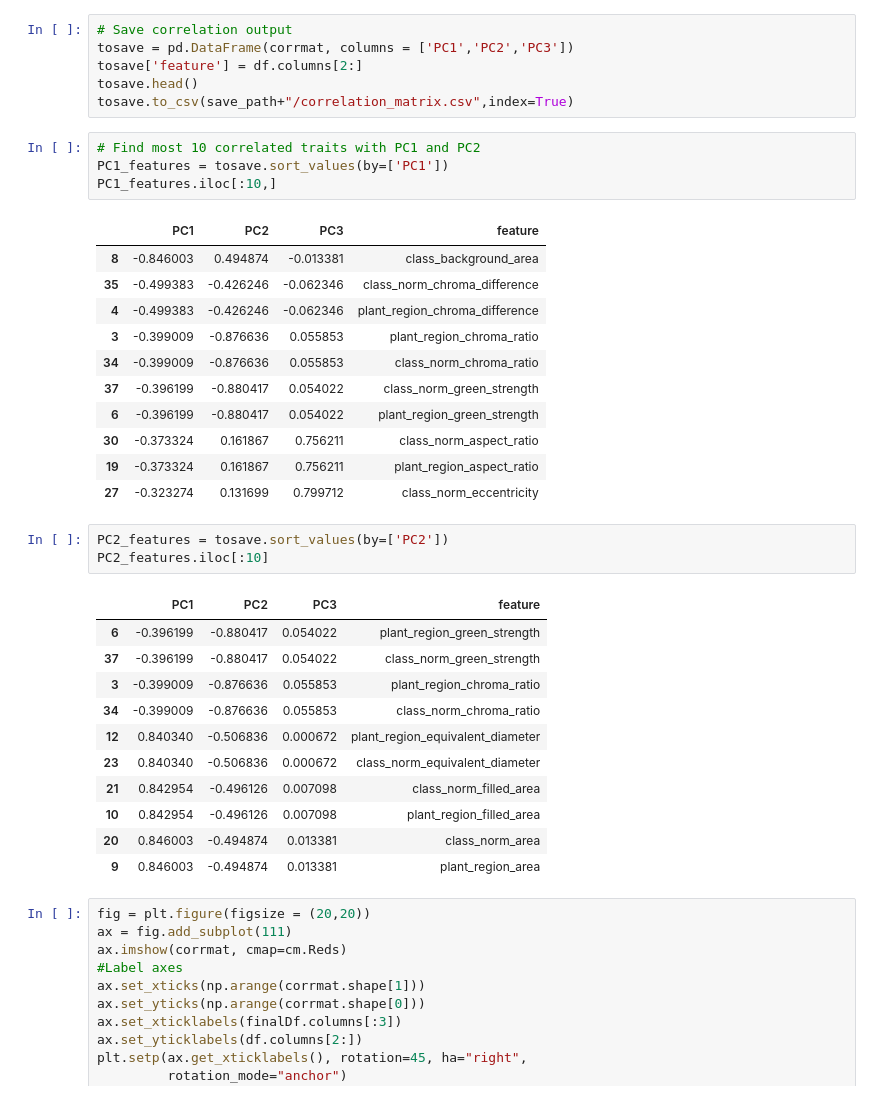
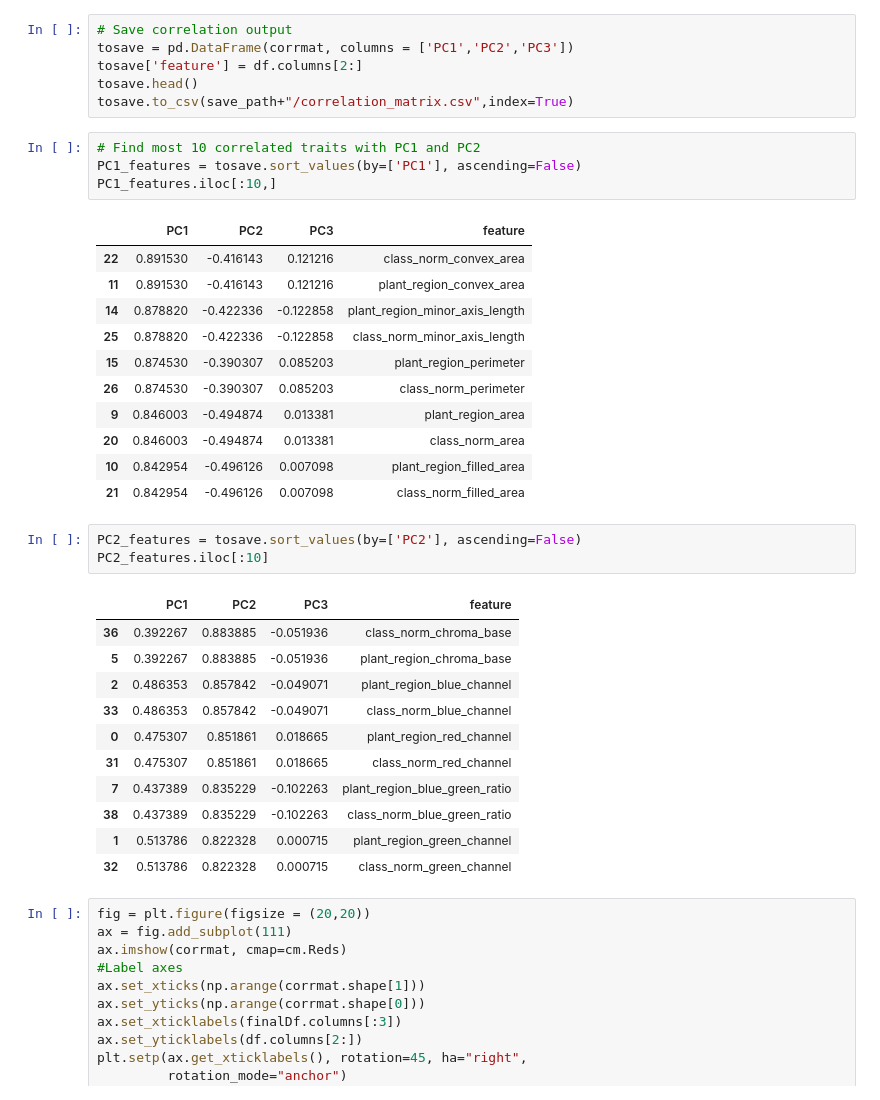
Before and after one commit to etc27/Leaf_Traits, a Jupyter notebook: Leaf_Morphology.ipynb, the cells around one changed output. Saved outputs shown, nothing was run; the diff lists cells and outputs as text.

```diff
--- a/Leaf_Morphology.ipynb
+++ b/Leaf_Morphology.ipynb
@@ -349,35 +349,35 @@ tosave.head()
 tosave.to_csv(save_path+"/correlation_matrix.csv",index=True)
 # %%
 # Find most 10 correlated traits with PC1 and PC2
-PC1_features = tosave.sort_values(by=['PC1'])
+PC1_features = tosave.sort_values(by=['PC1'], ascending=False)
 PC1_features.iloc[:10,]
 # %% [output]
 |  | PC1 | PC2 | PC3 | feature |
-| 8 | -0.846003 | 0.494874 | -0.013381 | class_background_area |
-| 35 | -0.499383 | -0.426246 | -0.062346 | class_norm_chroma_difference |
-| 4 | -0.499383 | -0.426246 | -0.062346 | plant_region_chroma_difference |
-| 3 | -0.399009 | -0.876636 | 0.055853 | plant_region_chroma_ratio |
-| 34 | -0.399009 | -0.876636 | 0.055853 | class_norm_chroma_ratio |
-| 37 | -0.396199 | -0.880417 | 0.054022 | class_norm_green_strength |
-| 6 | -0.396199 | -0.880417 | 0.054022 | plant_region_green_strength |
-| 30 | -0.373324 | 0.161867 | 0.756211 | class_norm_aspect_ratio |
-| 19 | -0.373324 | 0.161867 | 0.756211 | plant_region_aspect_ratio |
-| 27 | -0.323274 | 0.131699 | 0.799712 | class_norm_eccentricity |
+| 22 | 0.891530 | -0.416143 | 0.121216 | class_norm_convex_area |
+| 11 | 0.891530 | -0.416143 | 0.121216 | plant_region_convex_area |
+| 14 | 0.878820 | -0.422336 | -0.122858 | plant_region_minor_axis_length |
+| 25 | 0.878820 | -0.422336 | -0.122858 | class_norm_minor_axis_length |
+| 15 | 0.874530 | -0.390307 | 0.085203 | plant_region_perimeter |
+| 26 | 0.874530 | -0.390307 | 0.085203 | class_norm_perimeter |
+| 9 | 0.846003 | -0.494874 | 0.013381 | plant_region_area |
+| 20 | 0.846003 | -0.494874 | 0.013381 | class_norm_area |
+| 10 | 0.842954 | -0.496126 | 0.007098 | plant_region_filled_area |
+| 21 | 0.842954 | -0.496126 | 0.007098 | class_norm_filled_area |
 # %%
-PC2_features = tosave.sort_values(by=['PC2'])
+PC2_features = tosave.sort_values(by=['PC2'], ascending=False)
 PC2_features.iloc[:10]
 # %% [output]
 |  | PC1 | PC2 | PC3 | feature |
-| 6 | -0.396199 | -0.880417 | 0.054022 | plant_region_green_strength |
-| 37 | -0.396199 | -0.880417 | 0.054022 | class_norm_green_strength |
-| 3 | -0.399009 | -0.876636 | 0.055853 | plant_region_chroma_ratio |
-| 34 | -0.399009 | -0.876636 | 0.055853 | class_norm_chroma_ratio |
-| 12 | 0.840340 | -0.506836 | 0.000672 | plant_region_equivalent_diameter |
-| 23 | 0.840340 | -0.506836 | 0.000672 | class_norm_equivalent_diameter |
-| 21 | 0.842954 | -0.496126 | 0.007098 | class_norm_filled_area |
-| 10 | 0.842954 | -0.496126 | 0.007098 | plant_region_filled_area |
-| 20 | 0.846003 | -0.494874 | 0.013381 | class_norm_area |
-| 9 | 0.846003 | -0.494874 | 0.013381 | plant_region_area |
+| 36 | 0.392267 | 0.883885 | -0.051936 | class_norm_chroma_base |
+| 5 | 0.392267 | 0.883885 | -0.051936 | plant_region_chroma_base |
+| 2 | 0.486353 | 0.857842 | -0.049071 | plant_region_blue_channel |
+| 33 | 0.486353 | 0.857842 | -0.049071 | class_norm_blue_channel |
+| 0 | 0.475307 | 0.851861 | 0.018665 | plant_region_red_channel |
+| 31 | 0.475307 | 0.851861 | 0.018665 | class_norm_red_channel |
+| 7 | 0.437389 | 0.835229 | -0.102263 | plant_region_blue_green_ratio |
+| 38 | 0.437389 | 0.835229 | -0.102263 | class_norm_blue_green_ratio |
+| 1 | 0.513786 | 0.822328 | 0.000715 | plant_region_green_channel |
+| 32 | 0.513786 | 0.822328 | 0.000715 | class_norm_green_channel |
 # %%
 fig = plt.figure(figsize = (20,20))
 ax = fig.add_subplot(111)
```
